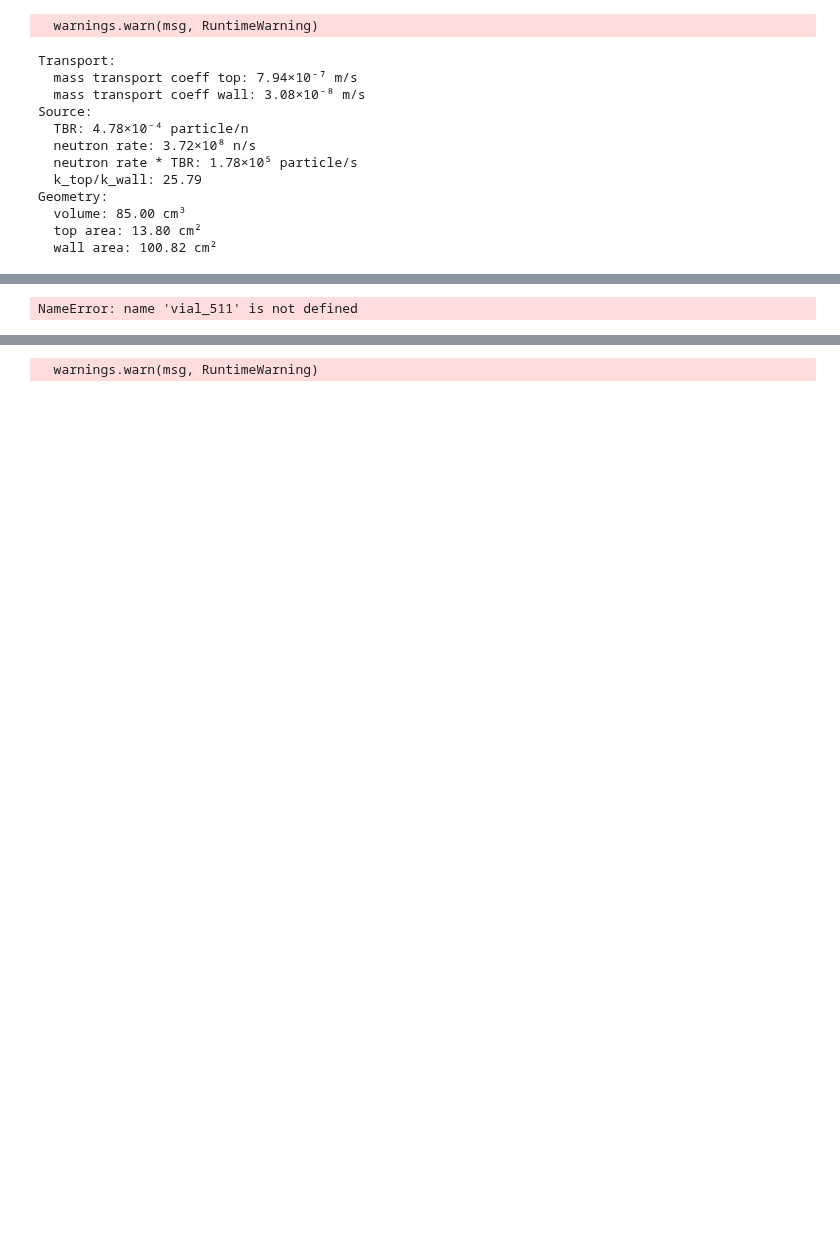
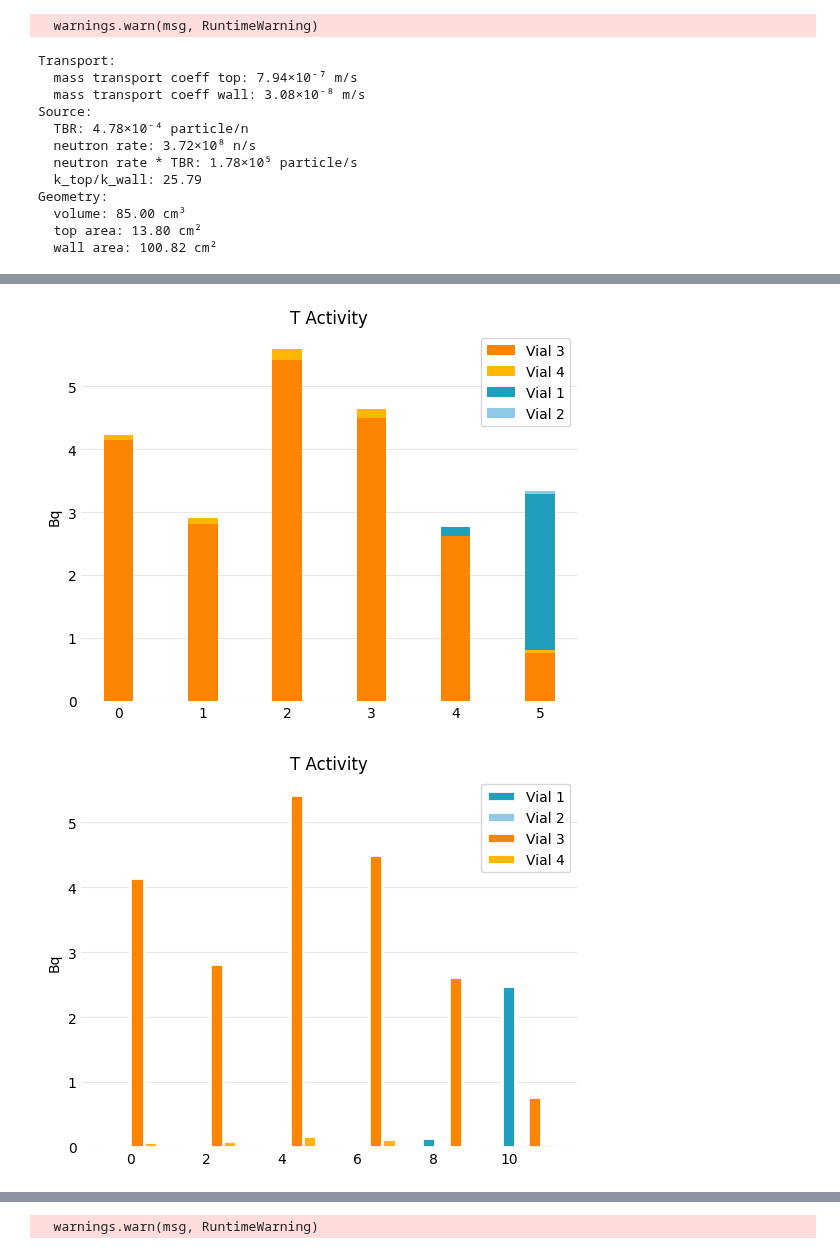
Before and after one commit to LIBRA-project/BABY-100-mL-runs, a Jupyter notebook: baby_run_6.ipynb, the cells around one changed output, grey strips where cells are left out. Saved outputs shown, nothing was run; the diff lists cells and outputs as text; code cells hidden in the pictures; blank space fills up the shorter version.

```diff
--- a/baby_run_6.ipynb
+++ b/baby_run_6.ipynb
@@ -280,13 +280,13 @@ plt.savefig('baby_run_5/cumulative_tritium_release_experimental_only.svg')
 vial_1_vals = (
     np.array(
         [
-            vial_511.magnitude,
-            vial_521.magnitude,
-            vial_531.magnitude,
-            vial_541.magnitude,
-            vial_551.magnitude,
-            vial_561.magnitude,
-            vial_571.magnitude,
+            vial_611.magnitude,
+            vial_621.magnitude,
+            vial_631.magnitude,
+            vial_641.magnitude,
+            vial_651.magnitude,
+            vial_661.magnitude,
+            # vial_671.magnitude,
         ]
     )
     * ureg.Bq
@@ -295,13 +295,13 @@ vial_1_vals = (
 vial_2_vals = (
     np.array(
         [
-            vial_512.magnitude,
-            vial_522.magnitude,
-            vial_532.magnitude,
-            vial_542.magnitude,
-            vial_552.magnitude,
-            vial_562.magnitude,
-            vial_572.magnitude,
+            vial_612.magnitude,
+            vial_622.magnitude,
+            vial_632.magnitude,
+            vial_642.magnitude,
+            vial_652.magnitude,
+            vial_662.magnitude,
+            # vial_672.magnitude,
         ]
     )
     * ureg.Bq
@@ -310,28 +310,28 @@ vial_2_vals = (
 vial_3_vals = (
     np.array(
         [
-            vial_513.magnitude,
-            vial_523.magnitude,
-            vial_533.magnitude,
-            vial_543.magnitude,
-            vial_553.magnitude,
-            vial_563.magnitude,
-            vial_573.magnitude,
+            vial_613.magnitude,
+            vial_623.magnitude,
+            vial_633.magnitude,
+            vial_643.magnitude,
+            vial_653.magnitude,
+            vial_663.magnitude,
+            # vial_673.magnitude,
         ]
     )
     * ureg.Bq
 )
 
-vial_5_vals = (
+vial_4_vals = (
     np.array(
         [
-            vial_514.magnitude,
-            vial_524.magnitude,
-            vial_534.magnitude,
-            vial_544.magnitude,
-            vial_554.magnitude,
-            vial_564.magnitude,
-            vial_574.magnitude,
+            vial_614.magnitude,
+            vial_624.magnitude,
+            vial_634.magnitude,
+            vial_644.magnitude,
+            vial_654.magnitude,
+            vial_664.magnitude,
+            # vial_674.magnitude,
         ]
     )
     * ureg.Bq
@@ -343,10 +343,10 @@ plt.figure()
 def plot_bars(index=None, bar_width=0.35, stacked=True):
     if index is None:
         if stacked:
-            index = np.arange(7)
+            index = np.arange(len(vial_1_vals))
         else:
             group_spacing = 1  # Adjust this value to control spacing between groups
-            index = np.arange(7) * (group_spacing / 2 + 1) * bar_width * 4
+            index = np.arange(len(vial_1_vals)) * (group_spacing / 2 + 1) * bar_width * 4
 
     if stacked:
         vial_3_bar = plt.bar(
@@ -355,7 +355,7 @@ def plot_bars(index=None, bar_width=0.35, stacked=True):
         )
         vial_4_bar = plt.bar(
             index,
-            vial_5_vals,
+            vial_4_vals,
             bar_width,
             label="Vial 4",
             color="#FFB703",
@@ -367,7 +367,7 @@ def plot_bars(index=None, bar_width=0.35, stacked=True):
             bar_width,
             label="Vial 1",
             color="#219EBC",
-            bottom=vial_3_vals + vial_5_vals,
+            bottom=vial_3_vals + vial_4_vals,
         )
         vial_2_bar = plt.bar(
             index,
@@ -375,7 +375,7 @@ def plot_bars(index=None, bar_width=0.35, stacked=True):
             bar_width,
             label="Vial 2",
             color="#8ECAE6",
-            bottom=vial_3_vals + vial_5_vals + vial_1_vals,
+            bottom=vial_3_vals + vial_4_vals + vial_1_vals,
         )
     else:
         vial_1_bar = plt.bar(
@@ -405,35 +405,36 @@ def plot_bars(index=None, bar_width=0.35, stacked=True):
             label="Vial 3",
             color="#FB8500",
         )
         vial_4_bar = plt.bar(
             index + 1.5 * bar_width,
-            vial_5_vals,
+            vial_4_vals,
             bar_width,
             linewidth=2,
             edgecolor="white",
             label="Vial 4",
             color="#FFB703",
         )
 
     return index
 
 
 for stacked in [True, False]:
     index = plot_bars(stacked=stacked)
     # plt.xticks(index, ["Day 1", "Day 2", "Day 4"])
     plt.title("T Activity")
     plt.legend()
     plt.gca().spines[["right", "bottom", "top", "left"]].set_visible(False)
     plt.grid(True, axis="y", alpha=0.3)
     plt.gca().tick_params(axis="both", which="both", length=0)
     if stacked:
         plt.savefig("baby_run_5/LSC results_stacked.svg")
     else:
         plt.savefig("baby_run_5/LSC results.svg")
     plt.gca().set_axisbelow(True)
     plt.show()
 # %% [output]
-NameError: name 'vial_511' is not defined
+[figure, added]
+[figure, added]
 # %%
 plt.figure()
 plot_model(
```
Also changed, not shown: parts of 8 cells of this notebook, 2 other files.
